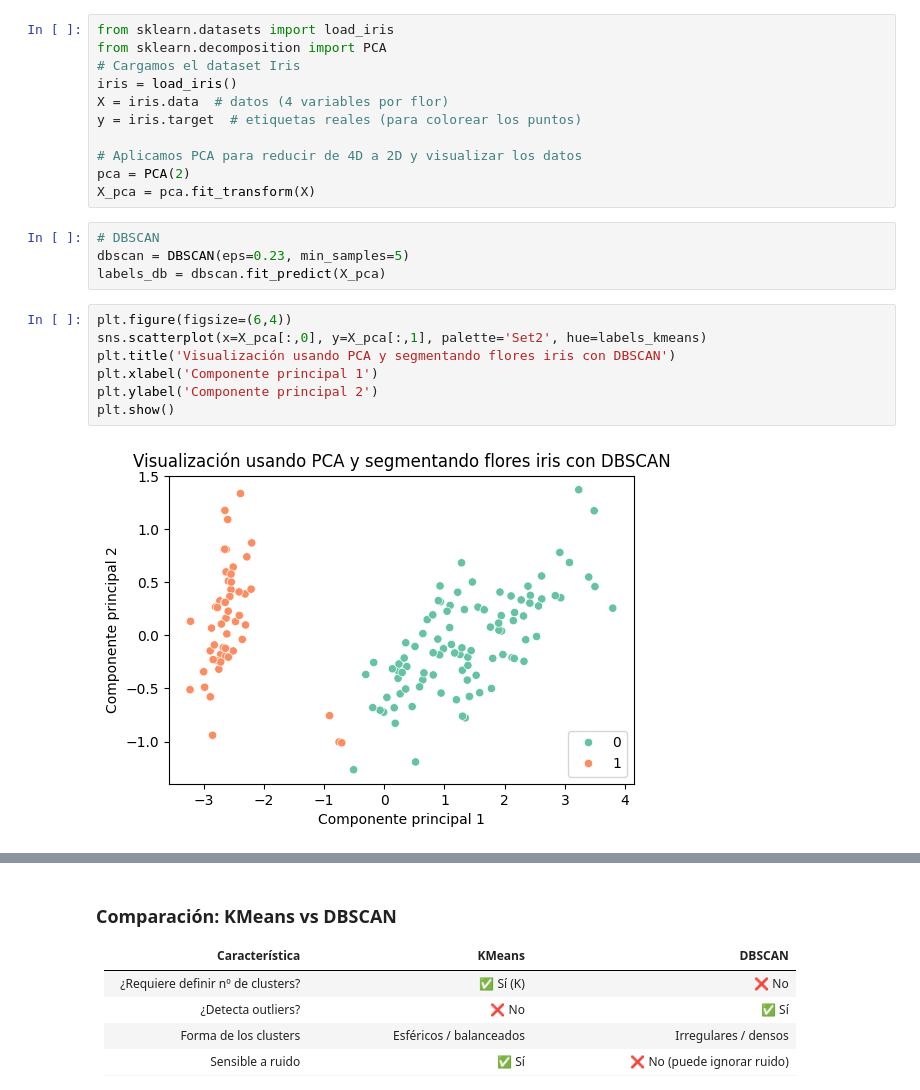
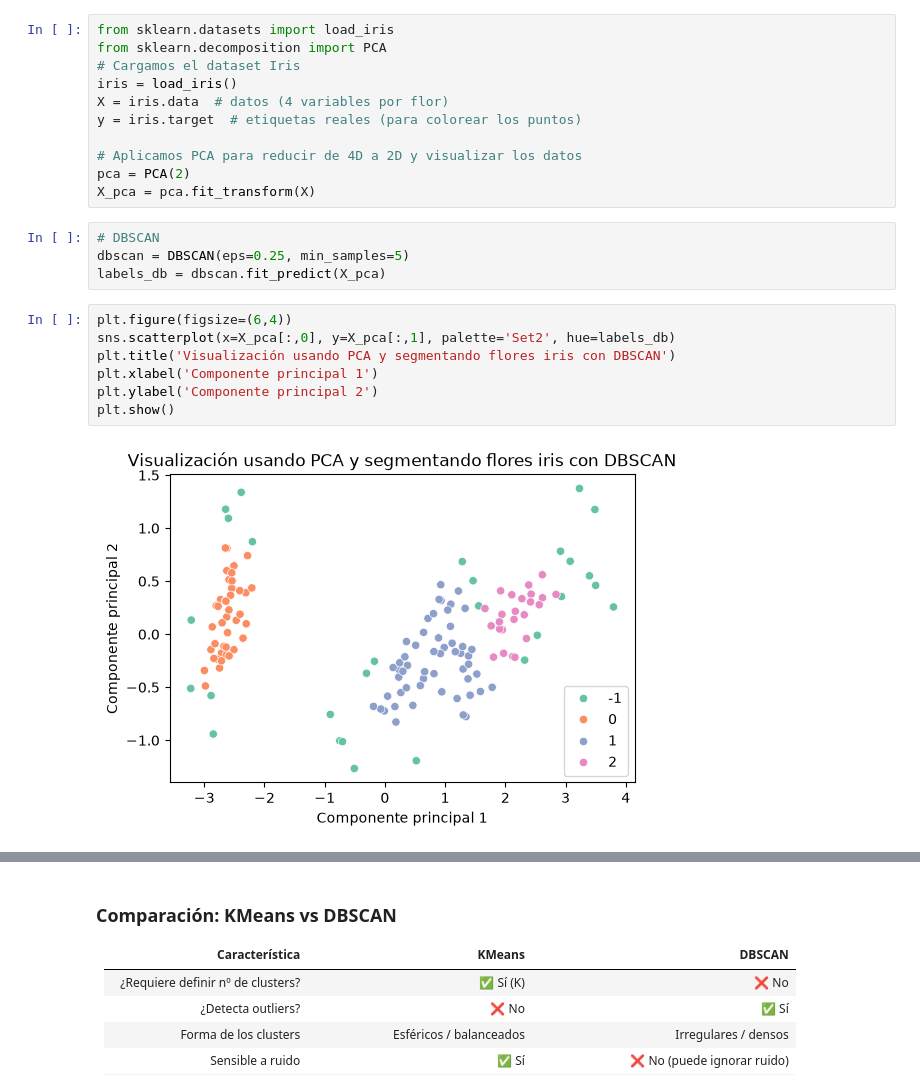
Before and after one commit to cdsaineac/Bootcamp-DS-202605, a Jupyter notebook: Clase 15 - Aprendizaje no supervisado - Clustering/Clustering.ipynb, the cells around one changed output, grey strips where cells are left out. Saved outputs shown, nothing was run; the diff lists cells and outputs as text.

```diff
--- a/Clase 15 - Aprendizaje no supervisado - Clustering/Clustering.ipynb
+++ b/Clase 15 - Aprendizaje no supervisado - Clustering/Clustering.ipynb
@@ -179,17 +197,17 @@ pca = PCA(2)
 X_pca = pca.fit_transform(X)
 # %%
 # DBSCAN
-dbscan = DBSCAN(eps=0.23, min_samples=5)
+dbscan = DBSCAN(eps=0.25, min_samples=5)
 labels_db = dbscan.fit_predict(X_pca)
 # %%
 plt.figure(figsize=(6,4))
-sns.scatterplot(x=X_pca[:,0], y=X_pca[:,1], palette='Set2', hue=labels_kmeans)
+sns.scatterplot(x=X_pca[:,0], y=X_pca[:,1], palette='Set2', hue=labels_db)
 plt.title('Visualización usando PCA y segmentando flores iris con DBSCAN')
 plt.xlabel('Componente principal 1')
 plt.ylabel('Componente principal 2')
 plt.show()
 # %% [output]
-[figure, old version]
+[figure, new version]
 # %%
 ## METODO DEL CODO aplicado a dbscan
 from sklearn.neighbors import NearestNeighbors
```
Also changed, not shown: parts of 23 cells of this notebook.
